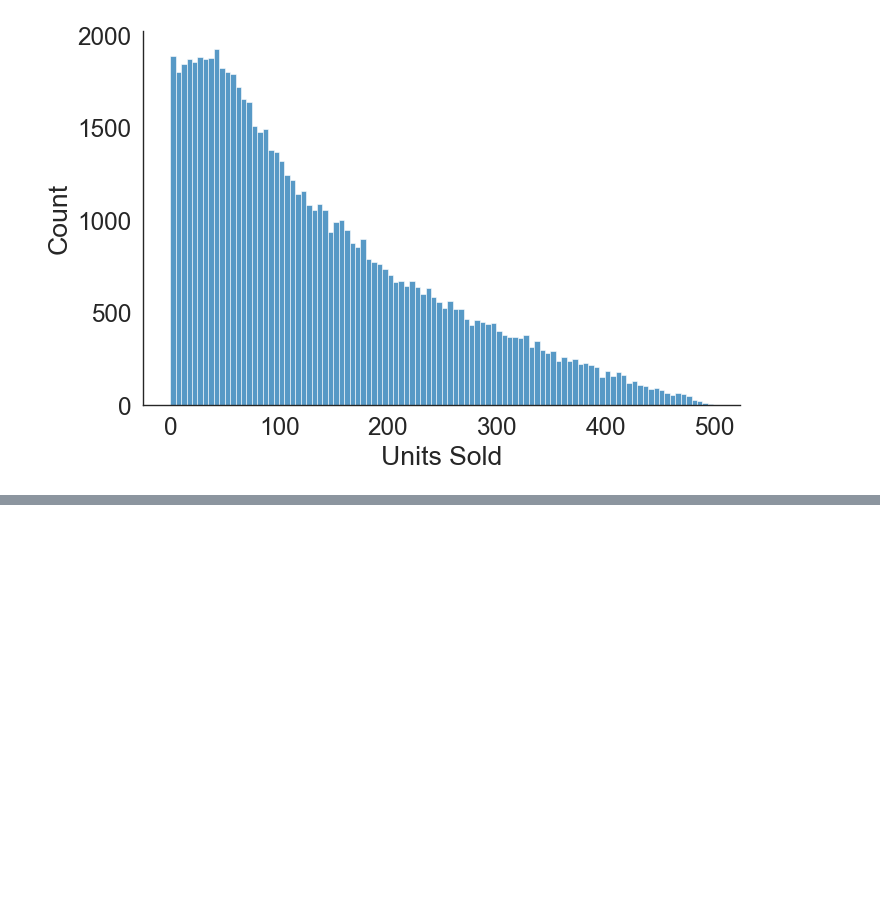
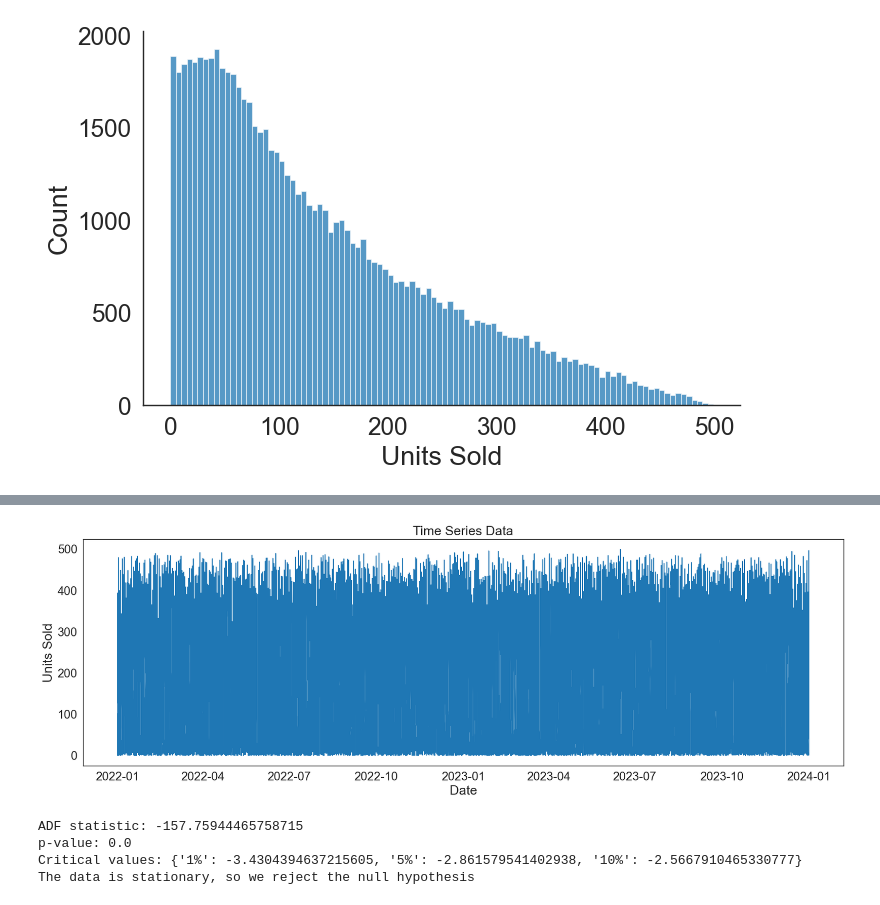
Before and after one commit to kkpro18/Sales-Forecast-and-Inventory-Optimisation, a Jupyter notebook: 2_analyse_data/notebooks/1_EDA.ipynb, the cells around one changed output, grey strips where cells are left out. Cells and saved outputs as stored; diff of their text form; code cells hidden in the pictures; blank space fills up the shorter version.

```diff
--- a/2_analyse_data/notebooks/1_EDA.ipynb
+++ b/2_analyse_data/notebooks/1_EDA.ipynb
@@ -149,0 +141,3 @@ BrokenProcessPool: A task has failed to un-serialize. Please ensure that the arg
+# %%
+data = pd.read_csv('../../1_datasets/synthetic_retail_data.csv', parse_dates=['Date'], index_col='Date')
+unit_sold = data['Units Sold'].values
@@ -149,0 +155,28 @@ BrokenProcessPool: A task has failed to un-serialize. Please ensure that the arg
+# %%
+import matplotlib.pyplot as plt
+from statsmodels.tsa.stattools import adfuller
+
+# Plot the data
+plt.figure(figsize=(20, 6))
+plt.plot(data.index,unit_sold)
+plt.title('Time Series Data')
+plt.xlabel('Date')
+plt.ylabel('Units Sold')
+plt.show()
+
+# ADF Test
+result = adfuller(unit_sold)
+print("ADF statistic:", result[0])
+print("p-value:", result[1])
+print("Critical values:", result[4])
+
+if result[1] < 0.05: # less than significance level
+    print("The data is stationary, so we reject the null hypothesis")
+else:
+    print("The data is non-stationary, so we do not accept the null hypothesis).")
+# %% [output]
+[figure, added]
+ADF statistic: -157.75944465758715
+p-value: 0.0
+Critical values: {'1%': -3.4304394637215605, '5%': -2.861579541402938, '10%': -2.5667910465330777}
+The data is stationary, so we reject the null hypothesis
```
Also changed, not shown: parts of 9 cells of this notebook, 3 other files.
